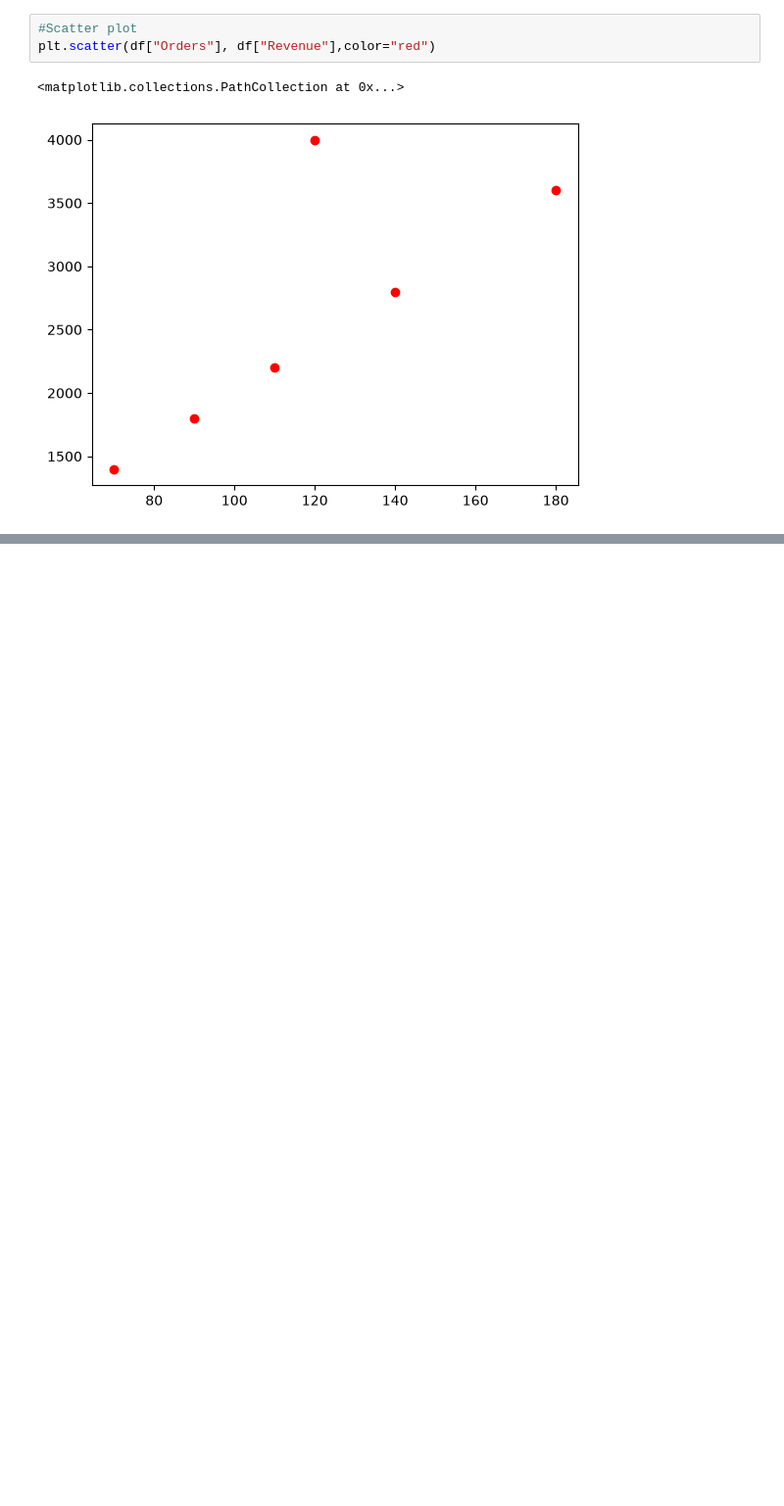
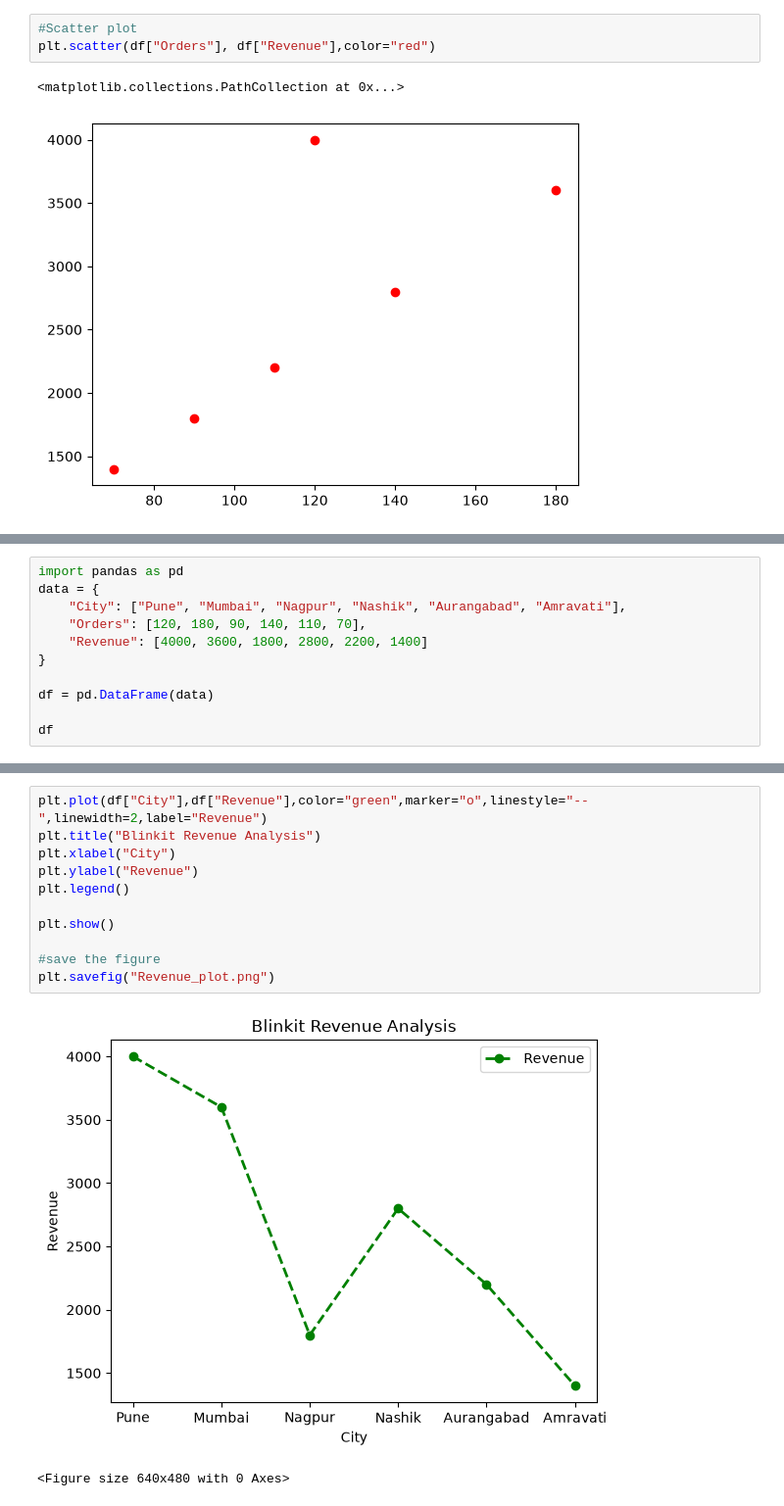
Before and after one commit to sanmesh4090/Data-science-, a Jupyter notebook: Advance Python/matplotlib_Basic.ipynb, the cells around one changed output, grey strips where cells are left out. Shown at 98% size. Drawn from its saved outputs; the diff is of its cells as text; blank space fills up the shorter version.

```diff
--- a/Advance Python/matplotlib_Basic.ipynb
+++ b/Advance Python/matplotlib_Basic.ipynb
@@ -110,0 +114,11 @@ plt.scatter(df["Orders"], df["Revenue"],color="red")
+# %%
+import pandas as pd
+data = {
+    "City": ["Pune", "Mumbai", "Nagpur", "Nashik", "Aurangabad", "Amravati"],
+    "Orders": [120, 180, 90, 140, 110, 70],
+    "Revenue": [4000, 3600, 1800, 2800, 2200, 1400]
+}
+
+df = pd.DataFrame(data)
+
+df
@@ -110,0 +133,14 @@ plt.scatter(df["Orders"], df["Revenue"],color="red")
+# %%
+plt.plot(df["City"],df["Revenue"],color="green",marker="o",linestyle="--",linewidth=2,label="Revenue")
+plt.title("Blinkit Revenue Analysis")
+plt.xlabel("City")
+plt.ylabel("Revenue")
+plt.legend()
+
+plt.show()
+
+#save the figure
+plt.savefig("Revenue_plot.png")
+# %% [output]
+[figure, added]
+<Figure size 640x480 with 0 Axes>
```
Also changed, not shown: parts of 2 cells of this notebook, 2 other files.
